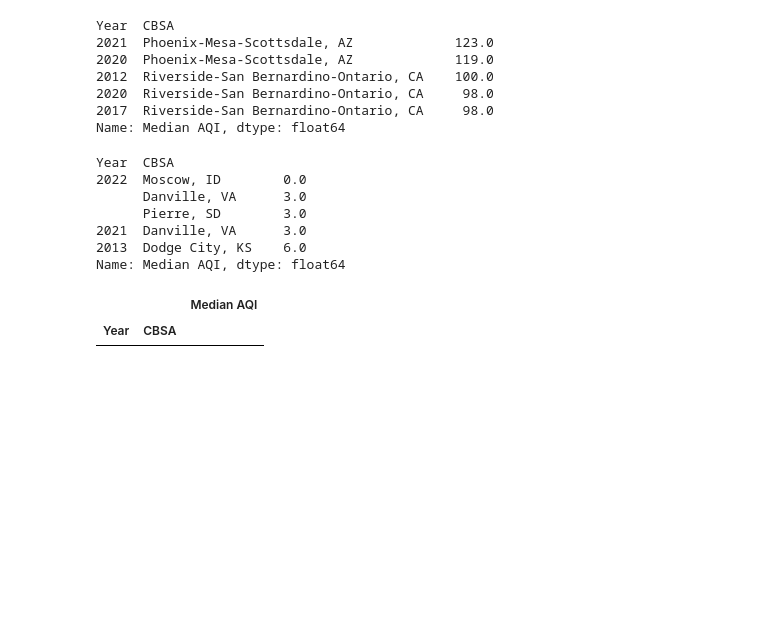
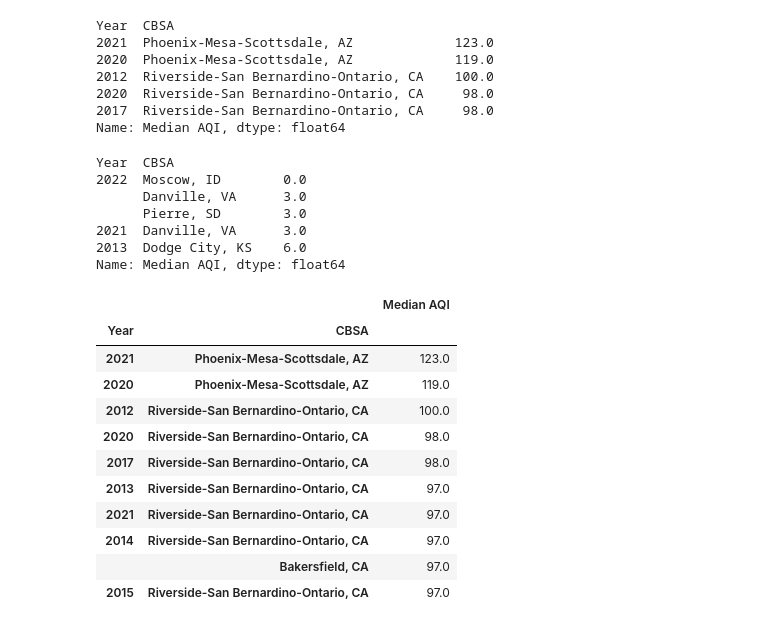
Before and after one commit to salvamike/US_Pollution-Project, a Jupyter notebook: Second Attempt/machine_learning_final.ipynb, the cells around one changed output. Drawn from its saved outputs; the diff is of its cells as text; code cells hidden in the pictures; blank space fills up the shorter version.

```diff
--- a/Second Attempt/machine_learning_final.ipynb
+++ b/Second Attempt/machine_learning_final.ipynb
@@ -90,8 +89,18 @@ Year  CBSA
 Name: Median AQI, dtype: float64
 # %%
 #view as dataframe
-combined_AQI = pd.DataFrame(Worst_AQI)
-combined_AQI.head(0)
+combined_AQI1 = pd.DataFrame(Worst_AQI)
+combined_AQI1.head(10)
 # %% [output]
 |  |  | Median AQI |
 | Year | CBSA |  |
+| 2021 | Phoenix-Mesa-Scottsdale, AZ | 123.0 |
+| 2020 | Phoenix-Mesa-Scottsdale, AZ | 119.0 |
+| 2012 | Riverside-San Bernardino-Ontario, CA | 100.0 |
+| 2020 | Riverside-San Bernardino-Ontario, CA | 98.0 |
+| 2017 | Riverside-San Bernardino-Ontario, CA | 98.0 |
+| 2013 | Riverside-San Bernardino-Ontario, CA | 97.0 |
+| 2021 | Riverside-San Bernardino-Ontario, CA | 97.0 |
+| 2014 | Riverside-San Bernardino-Ontario, CA | 97.0 |
+|  | Bakersfield, CA | 97.0 |
+| 2015 | Riverside-San Bernardino-Ontario, CA | 97.0 |
```
Also changed, not shown: parts of 34 cells of this notebook, 1 other file.
